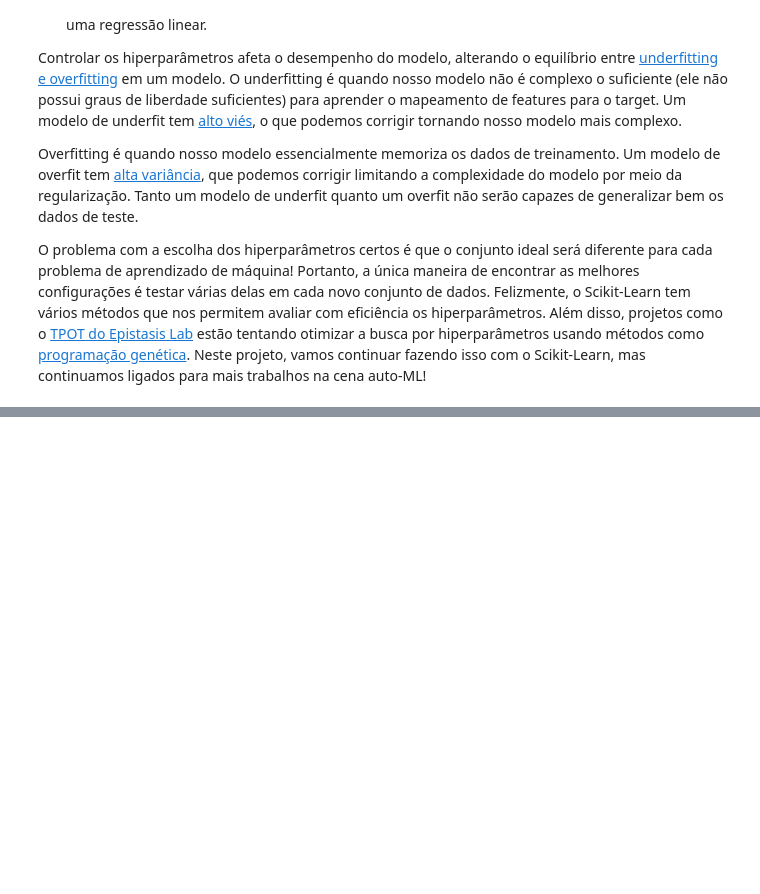
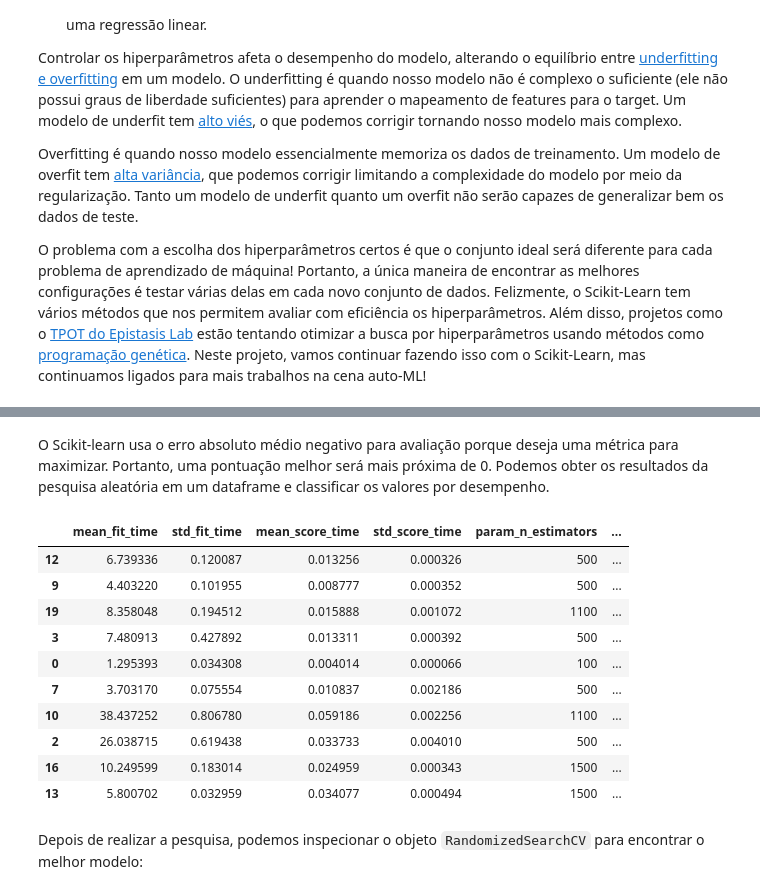
Before and after one commit to willsilvano/datascience, a Jupyter notebook: Towards DataScience/Energy New York - Part Two.ipynb, the cells around one changed output, grey strips where cells are left out. Drawn from its saved outputs; the diff is of its cells as text; code cells hidden in the pictures; blank space fills up the shorter version.

```diff
--- a/Towards DataScience/Energy New York - Part Two.ipynb
+++ b/Towards DataScience/Energy New York - Part Two.ipynb
@@ -316,0 +338,41 @@ Claro, nós não fazemos isso manualmente, mas deixamos que o `RandomizedSearchC
+# %%
+# Função de perda para otimizar
+loss = ['ls', 'lad', 'huber']
+
+# Número de árvores usadas no processo de boosting
+n_estimators = [100, 500, 900, 1100, 1500]
+
+# Profundidade máxima de cada árvore
+max_depth = [2, 3, 5, 10, 15]
+
+# Número mínimo de exemplos por folha
+min_samples_leaf = [1, 2, 4, 6, 8]
+
+# Número mínimo de examples para dividir um nó
+min_samples_split = [2, 4, 6, 10]
+
+# Número máximo de features a considerar para fazer as divisões
+max_features = ['auto', 'sqrt', 'log2', None]
+
+# Define o grid dos hiperparâmetros para buscar
+hyperparameter_grid = {'loss': loss,
+                       'n_estimators': n_estimators,
+                       'max_depth': max_depth,
+                       'min_samples_leaf': min_samples_leaf,
+                       'min_samples_split': min_samples_split,
+                       'max_features': max_features}
+
+# Cria o modelo a ser usado para o ajuste dos hiperparâmetros
+model = GradientBoostingRegressor(random_state=42)
+
+# Configura a busca aleatória com validação cruzada de 4 folds
+random_cv = RandomizedSearchCV(estimator=model,
+                               param_distributions=hyperparameter_grid,
+                               cv=4, n_iter=25,
+                               scoring='neg_mean_absolute_error',
+                               n_jobs=-1, verbose=1,
+                               return_train_score=True,
+                               random_state=42)
+
+# Realiza o treinamento
+random_cv.fit(X, y)
@@ -316,0 +396,20 @@ Claro, nós não fazemos isso manualmente, mas deixamos que o `RandomizedSearchC
+# %% [markdown]
+O Scikit-learn usa o erro absoluto médio negativo para avaliação porque deseja uma métrica para maximizar. Portanto, uma pontuação melhor será mais próxima de 0. Podemos obter os resultados da pesquisa aleatória em um dataframe e classificar os valores por desempenho.
+# %%
+# Pega todos os resultados e ordena pela performance no teste
+random_results = pd.DataFrame(random_cv.cv_results_).sort_values('mean_test_score', ascending=False)
+random_results.head(10)
+# %% [output]
+|  | mean_fit_time | std_fit_time | mean_score_time | std_score_time | param_n_estimators | ... |
+| 12 | 6.739336 | 0.120087 | 0.013256 | 0.000326 | 500 | ... |
+| 9 | 4.403220 | 0.101955 | 0.008777 | 0.000352 | 500 | ... |
+| 19 | 8.358048 | 0.194512 | 0.015888 | 0.001072 | 1100 | ... |
+| 3 | 7.480913 | 0.427892 | 0.013311 | 0.000392 | 500 | ... |
+| 0 | 1.295393 | 0.034308 | 0.004014 | 0.000066 | 100 | ... |
+| 7 | 3.703170 | 0.075554 | 0.010837 | 0.002186 | 500 | ... |
+| 10 | 38.437252 | 0.806780 | 0.059186 | 0.002256 | 1100 | ... |
+| 2 | 26.038715 | 0.619438 | 0.033733 | 0.004010 | 500 | ... |
+| 16 | 10.249599 | 0.183014 | 0.024959 | 0.000343 | 1500 | ... |
+| 13 | 5.800702 | 0.032959 | 0.034077 | 0.000494 | 1500 | ... |
+# %% [markdown]
+Depois de realizar a pesquisa, podemos inspecionar o objeto `RandomizedSearchCV` para encontrar o melhor modelo:
```
Also changed, not shown: parts of 20 cells of this notebook, 1 other file.
